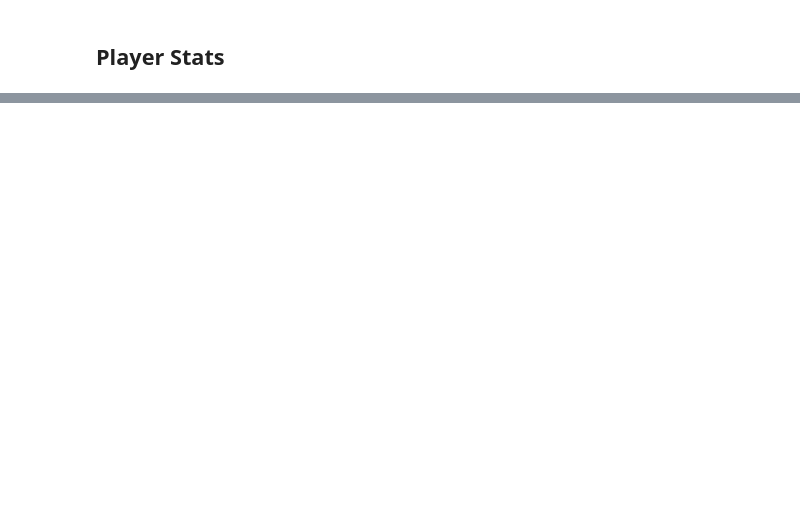
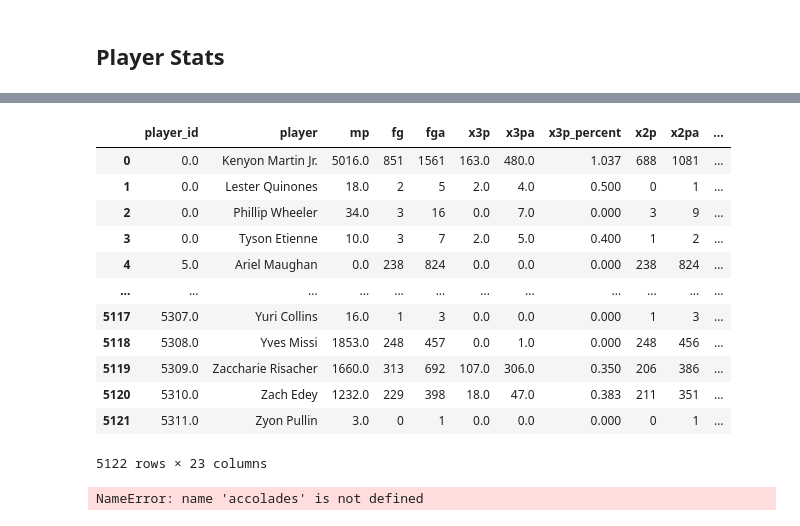
Before and after one commit to justmai1/nba-hof, a Jupyter notebook: data/data-manipulation.ipynb, the cells around one changed output, grey strips where cells are left out. Drawn from its saved outputs; the diff is of its cells as text; code cells hidden in the pictures; blank space fills up the shorter version.

```diff
--- a/data/data-manipulation.ipynb
+++ b/data/data-manipulation.ipynb
@@ -113,2 +93,5 @@ pd.merge(
 # %% [markdown]
 ## Player Stats
+# %%
+averages = pd.read_csv("nba-averages.csv")
+totals = pd.read_csv("nba-totals.csv")
@@ -114,0 +119,37 @@ pd.merge(
+# %%
+t = totals.loc[(averages["lg"] == "NBA") | (averages["lg"] == "ABA")].drop(
+    columns=["seas_id", "birth_year", "pos", "age", "experience", "tm", "lg", "season", "fg_percent", "g", "gs", "ft_percent"]).fillna(0).groupby(
+        ["player_id", "player"]
+    ).sum().reset_index()
+
+t
+# %% [output]
+|  | player_id | player | mp | fg | fga | x3p | x3pa | x3p_percent | x2p | x2pa | ... |
+| 0 | 0.0 | Kenyon Martin Jr. | 5016.0 | 851 | 1561 | 163.0 | 480.0 | 1.037 | 688 | 1081 | ... |
+| 1 | 0.0 | Lester Quinones | 18.0 | 2 | 5 | 2.0 | 4.0 | 0.500 | 0 | 1 | ... |
+| 2 | 0.0 | Phillip Wheeler | 34.0 | 3 | 16 | 0.0 | 7.0 | 0.000 | 3 | 9 | ... |
+| 3 | 0.0 | Tyson Etienne | 10.0 | 3 | 7 | 2.0 | 5.0 | 0.400 | 1 | 2 | ... |
+| 4 | 5.0 | Ariel Maughan | 0.0 | 238 | 824 | 0.0 | 0.0 | 0.000 | 238 | 824 | ... |
+| ... | ... | ... | ... | ... | ... | ... | ... | ... | ... | ... | ... |
+| 5117 | 5307.0 | Yuri Collins | 16.0 | 1 | 3 | 0.0 | 0.0 | 0.000 | 1 | 3 | ... |
+| 5118 | 5308.0 | Yves Missi | 1853.0 | 248 | 457 | 0.0 | 1.0 | 0.000 | 248 | 456 | ... |
+| 5119 | 5309.0 | Zaccharie Risacher | 1660.0 | 313 | 692 | 107.0 | 306.0 | 0.350 | 206 | 386 | ... |
+| 5120 | 5310.0 | Zach Edey | 1232.0 | 229 | 398 | 18.0 | 47.0 | 0.383 | 211 | 351 | ... |
+| 5121 | 5311.0 | Zyon Pullin | 3.0 | 0 | 1 | 0.0 | 0.0 | 0.000 | 0 | 1 | ... |
+5122 rows × 23 columns
+# %%
+stats = pd.merge(
+    t,
+    a,
+    on = ["player_id", "player"],
+    how="inner"
+)
+
+pd.merge(
+    accolades,
+    stats,
+    on = ["player_id", "player"],
+    how = "inner"
+)
+# %% [output]
+NameError: name 'accolades' is not defined
```
Also changed, not shown: parts of 6 cells of this notebook, 1 other file.
